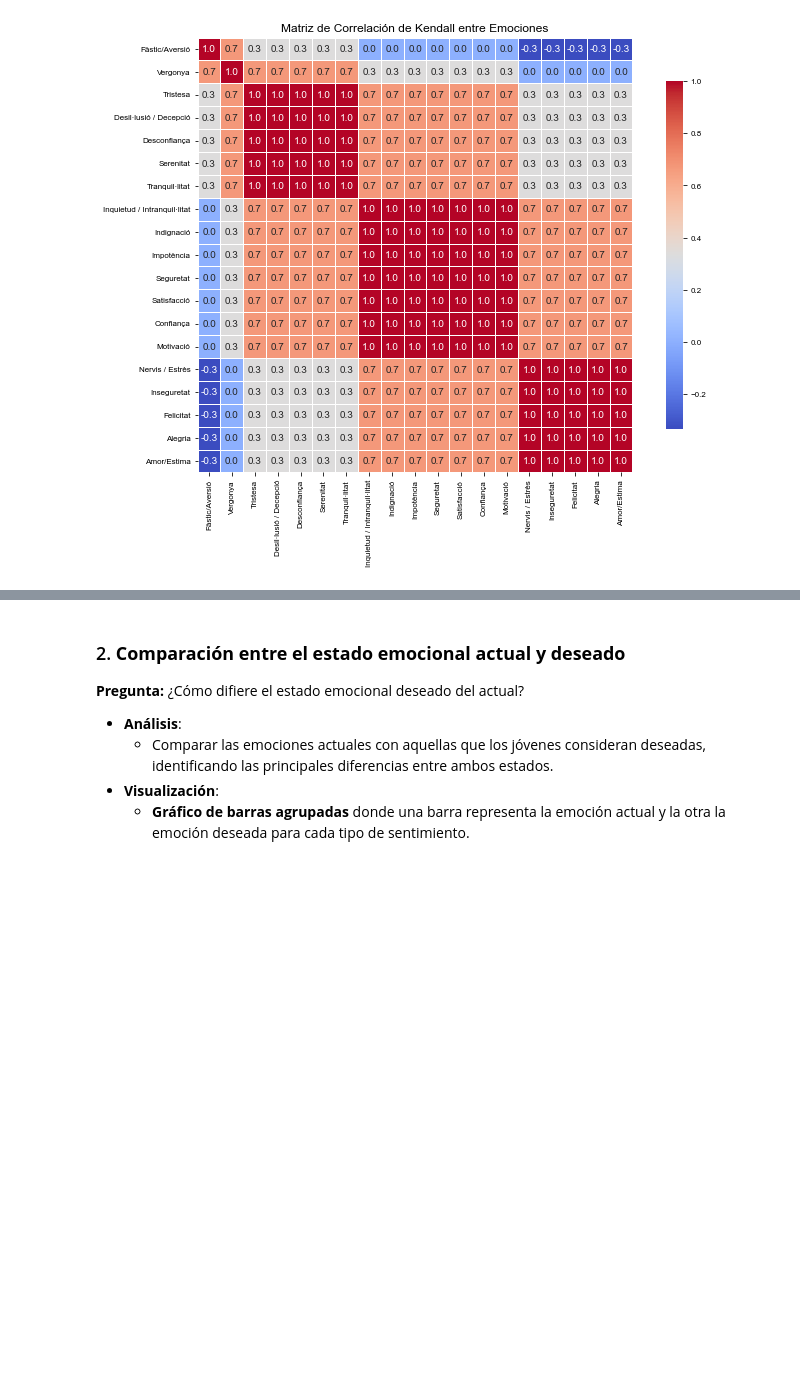
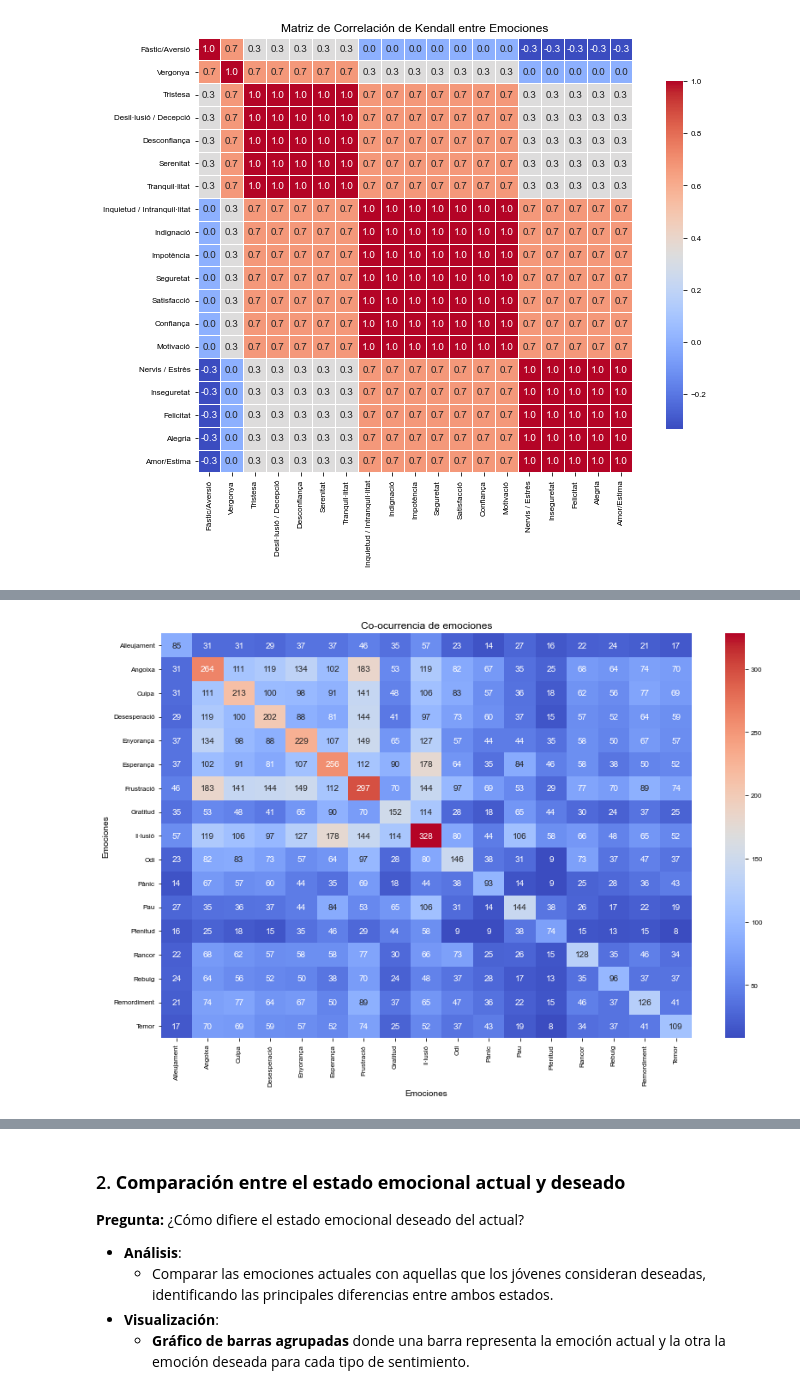
Before and after one commit to sebasto7/SEJ, a Jupyter notebook: SEJ-analisis.ipynb, the cells around one changed output, grey strips where cells are left out. Saved outputs shown, nothing was run; the diff lists cells and outputs as text; code cells hidden in the pictures; blank space fills up the shorter version.

```diff
--- a/SEJ-analisis.ipynb
+++ b/SEJ-analisis.ipynb
@@ -340,0 +361,18 @@ plt.show()
+# %%
+# Calcular la co-ocurrencia de emociones (correlaciones)
+co_ocurrencias = SEJ_conciencia_sentir_1_1.iloc[:, 1:].T.dot(SEJ_conciencia_sentir_1_1.iloc[:, 1:])
+
+# Crear un heatmap
+plt.figure(figsize=(12, 8))
+sns.heatmap(co_ocurrencias, annot=True, cmap='coolwarm', fmt="d")
+
+# Añadir etiquetas y título
+plt.title('Co-ocurrencia de emociones')
+plt.xlabel('Emociones')
+plt.ylabel('Emociones')
+
+# Mostrar gráfico
+plt.tight_layout()
+plt.show()
+# %% [output]
+[figure, added]
```
Also changed, not shown: parts of 18 cells of this notebook.
